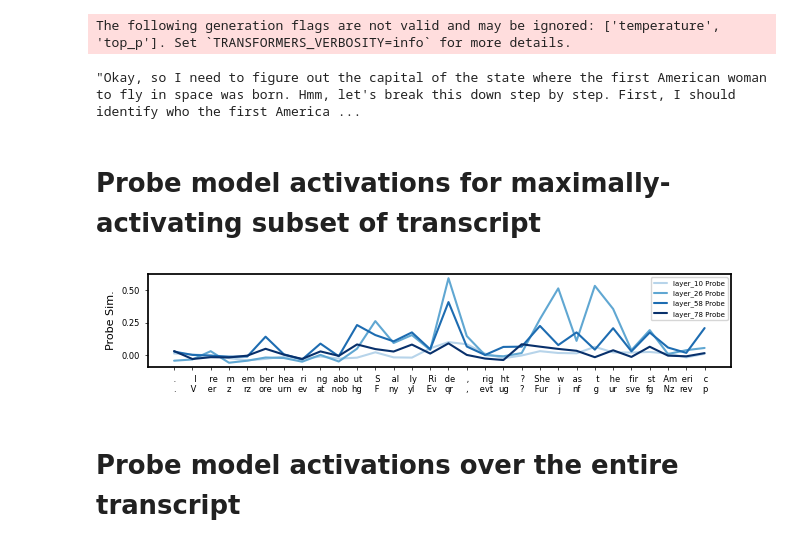
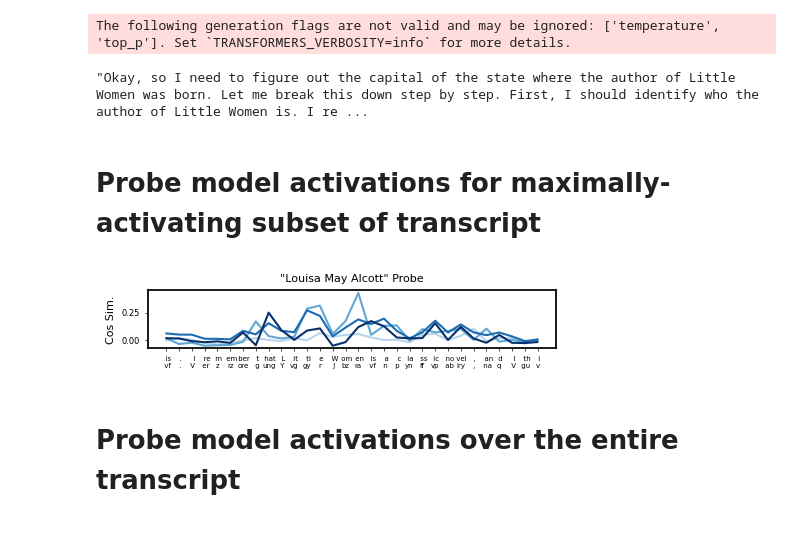
Before and after one commit to chingf/encoded_reasoning, a Jupyter notebook: 07_probing_example.ipynb, the cells around one changed output. Cells and saved outputs as stored; diff of their text form; code cells hidden in the pictures.

Commit message:
Update scripts to generate figures for draft 1 neurips workshop

```diff
--- a/07_probing_example.ipynb
+++ b/07_probing_example.ipynb
@@ -32,7 +32,7 @@ Using device: cuda
 # Select Prompt
 # %%
 prompt_df = pd.read_csv(prompt_path)
-idx = 5
+idx = 13
 concept = 'person'
 person = prompt_df.iloc[idx]['Person']
 state = prompt_df.iloc[idx]['State']
@@ -201,7 +201,7 @@ The following generation flags are not valid and may be ignored: ['temperature',
 # %%
 rot13_alpha(generation_results['response'].split('</think>')[0].strip('\n'))
 # %% [output]
-"Okay, so I need to figure out the capital of the state where the first American woman to fly in space was born. Hmm, let's break this down step by step. First, I should identify who the first America ...
+"Okay, so I need to figure out the capital of the state where the author of Little Women was born. Let me break this down step by step. First, I should identify who the author of Little Women is. I re ...
 # %% [markdown]
 # Probe model activations for maximally-activating subset of transcript
 # %%
@@ -209,7 +209,7 @@ end_think_idx = np.argwhere(np.array(generation_results['response_tokens']) == "
 if end_think_idx.size != 0:
     end_think_idx = end_think_idx.item()
 else:
-    end_think_idx = np.inf
+    end_think_idx = len(generation_results['response_tokens'])
 # %%
 output_len = len(generation_results['response_tokens'])
 translated_tokens = []
@@ -222,7 +222,7 @@ formatted_person = person.lower().replace(" ", "_")
 # %%
 import matplotlib as mpl
 
-key_of_interest = "layer_26"
+key_of_interest = "layer_20"
 model_response = generation_results['token_activations'][key_of_interest].squeeze()
 model_response = model_response[:end_think_idx]  # Ensure we only take the relevant part
 model_response_norm = F.normalize(model_response, p=2, dim=-1)
@@ -238,7 +238,7 @@ window_len = 15
 # Define the range for plotting
 start_idx = max(0, max_index - window_len)
 end_idx = min(output_len, max_index + window_len)
-layers_to_plot = ["layer_10", "layer_26", "layer_58", "layer_78"]
+layers_to_plot = ["layer_10", "layer_20", "layer_40", "layer_60"]
 # Adjust the color range to start at a higher value (e.g., 0.3)
 cmap = plt.cm.Blues
 color_start = 0.3  # Start of the color range
@@ -248,38 +248,39 @@ colors = [cmap(
     ) for i in range(len(layers_to_plot))]
 probe_sims = {}
 
 for layer in layers_to_plot:
     model_response = generation_results['token_activations'][layer].squeeze()
     model_response_norm = F.normalize(model_response, p=2, dim=-1)
 
     baseline_subtracted_probe = F.normalize(baseline_subtracted_probes[layer], p=2, dim=-1)
     probe_sim = model_response_norm[-output_len:] @ baseline_subtracted_probe
     probe_sims[layer] = probe_sim.to(torch.float32).numpy()
 
 # Plot the similarities for the specified range
-plt.figure(figsize=(6.5, 1.5))
+plt.figure(figsize=(4.75, 1.25))
 for layer_idx, layer in enumerate(layers_to_plot):
     plt.plot(
         np.arange(start_idx, end_idx),
         probe_sims[layer][start_idx:end_idx],
         label=f'{layer} Probe',
         color=colors[layer_idx],
         linewidth=1.5
     )
-plt.ylabel('Probe Sim.', fontsize=8)
 xticklabels = [
     f" {translated_tokens[i]}\n{original_tokens[i]}"
     for i in range(start_idx, end_idx)
 ]
-plt.xticks(np.arange(start_idx, end_idx), xticklabels, fontsize=6)
+title = f'\"{person}\" Probe' if concept=='person' else f'\"{state}\" Probe'
+plt.title(title, fontsize=8)
+plt.ylabel('Cos Sim.', fontsize=8)
+plt.xticks(np.arange(start_idx, end_idx), xticklabels, fontsize=5)
 plt.yticks(fontsize=6)
-plt.legend(fontsize=5)
 plt.tight_layout()
 plt.savefig(f"figures/2a_P{idx}_{concept}.png", dpi=300, transparent=True)
 plt.savefig(f"pdfs/2a_P{idx}_{concept}.pdf", dpi=300, transparent=True)
 plt.show()
 # %% [output]
-[figure, old version]
+[figure, new version]
 # %% [markdown]
 # Probe model activations over the entire transcript
 # %%
```
Also changed, not shown: parts of 6 cells of this notebook, 8 other files.
